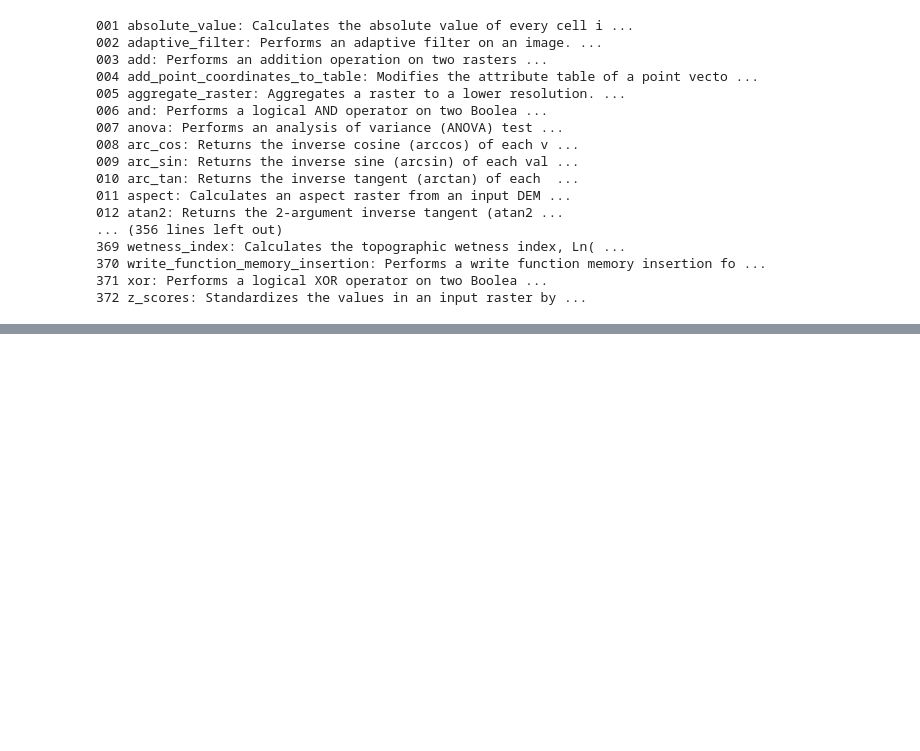
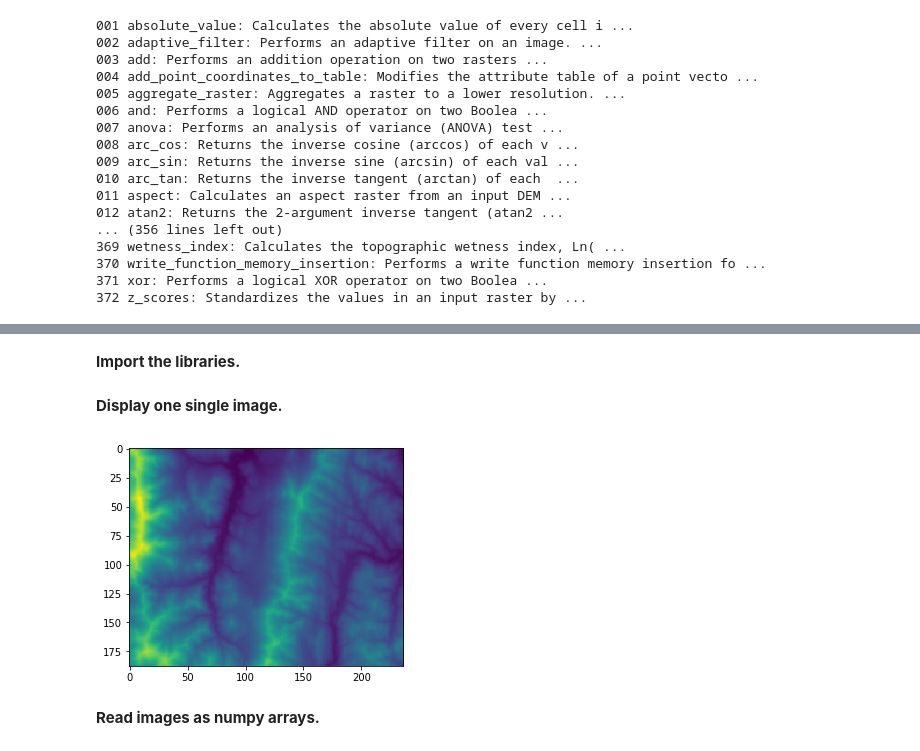
Before and after one commit to opengeos/whitebox-python, a Jupyter notebook: examples/whitebox.ipynb, the cells around one changed output, grey strips where cells are left out. Saved outputs shown, nothing was run; the diff lists cells and outputs as text; code cells hidden in the pictures; blank space fills up the shorter version.

```diff
--- a/examples/whitebox.ipynb
+++ b/examples/whitebox.ipynb
@@ -172,0 +294,3 @@ for index, tool in enumerate(all_tools):
+# %%
+data_dir = './testdata/'
+print(os.listdir(data_dir))
@@ -172,0 +328,2 @@ for index, tool in enumerate(all_tools):
+# %% [markdown]
+**Import the libraries.**
@@ -172,0 +334,10 @@ for index, tool in enumerate(all_tools):
+# %% [markdown]
+**Display one single image.**
+# %%
+raster = imageio.imread(os.path.join(data_dir, 'DEM.tif'))
+plt.imshow(raster)
+plt.show()
+# %% [output]
+[figure, added]
+# %% [markdown]
+**Read images as numpy arrays.**
```
Also changed, not shown: parts of 48 cells of this notebook, 2 other files.
